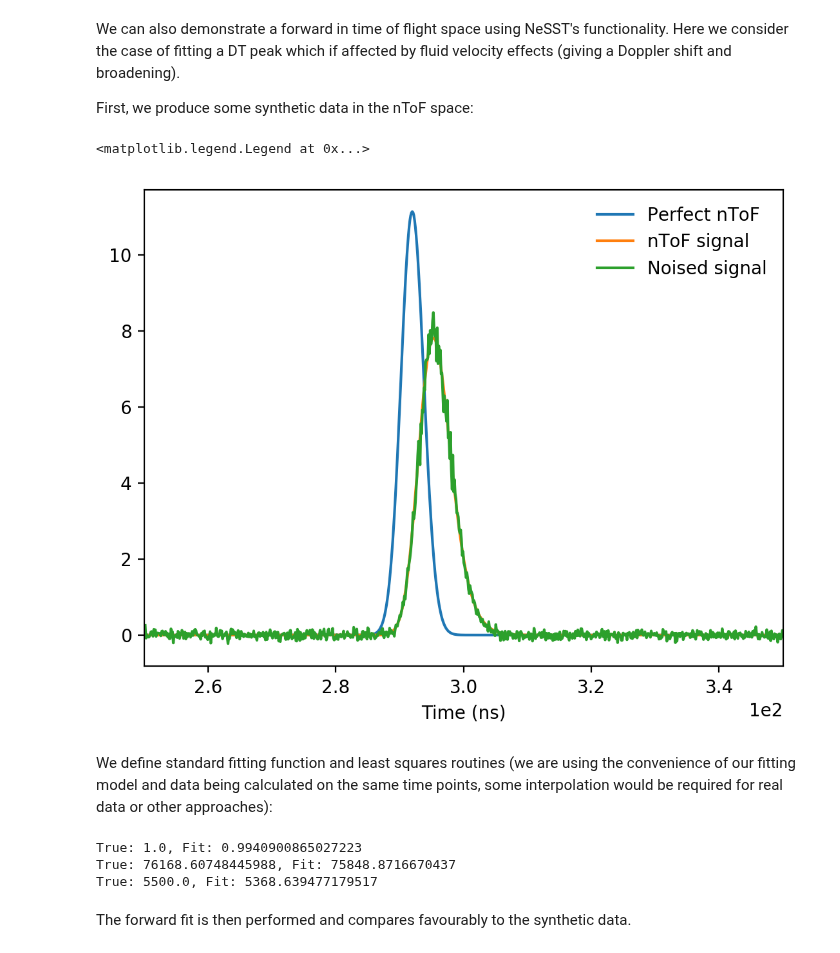
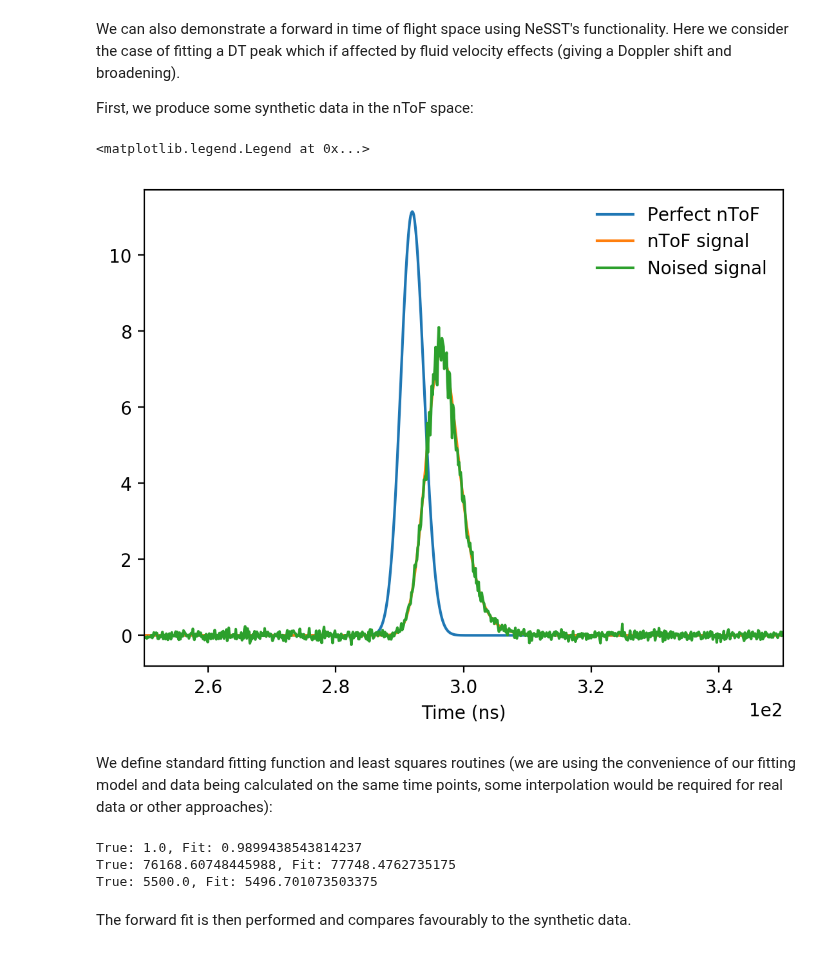
Before and after one commit to aidancrilly/NeSST, a Jupyter notebook: example/NeSST Guide.ipynb, the cells around one changed output. Cells and saved outputs as stored; diff of their text form; code cells hidden in the pictures.

Commit message:
Added T Murphy's IRFs (Decaying Gaussian)

```diff
--- a/example/NeSST Guide.ipynb
+++ b/example/NeSST Guide.ipynb
@@ -495,7 +495,7 @@ Below shows a basic usage of the NeSST time of flight class. If modelling a real
 nToF_distance = 20.0 # m
 flat_sens = nst.time_of_flight.get_unity_sensitivity()
 tophat_10cmthickscintillator = nst.time_of_flight.get_transit_time_tophat_IRF(scintillator_thickness=0.1)
-tGaussian_10cmthickscintillator = nst.time_of_flight.get_transit_time_tophat_w_tGaussian_IRF(scintillator_thickness=0.1,gaussian_FWHM=20e-9,tgaussian_peak_pos=1.5e-9)
+decayingGaussian_10cmthickscintillator = nst.time_of_flight.get_transit_time_tophat_w_decayingGaussian_IRF(scintillator_thickness=0.1,gaussian_FWHM=2.5e-9,decay_time=2e-9)
 # %%
 E_ntof = np.linspace(1.0e6,10.0e6,500)
 dNdE = DT_spec_fit.model(E_ntof,rhoL,P1,vbar,dv,fT,fD,Yn)
@@ -563,35 +563,35 @@ First, we produce some synthetic data in the nToF space:
 Tion = 5.0e3 # eV
 DTmean,_,_ = nst.DTprimspecmoments(Tion)
 # Fluid velocity mean shift
 vhs = 100.0e3 # m/s
 DTmean = nst.neutron_velocity_addition(DTmean,vhs)
 dEmean = DTmean - nst.E0_DT
 # Apparent temperature
 Tapp = 5.5e3 # eV
 _,_,DTvar = nst.DTprimspecmoments(Tapp)
 
 E_DTspec = np.linspace(12.5e6,15.5e6,200)
 
 dNdE_DT = nst.QBrysk(E_DTspec,DTmean,DTvar)
 
 plt.figure(dpi=200)
 
-synthetic_15m_nToF = nst.time_of_flight.nToF(15.0,NLO_Verbinski_sensitivity,tGaussian_10cmthickscintillator,normtime_end=10.0)
+synthetic_15m_nToF = nst.time_of_flight.nToF(15.0,NLO_Verbinski_sensitivity,decayingGaussian_10cmthickscintillator,normtime_end=10.0)
 t_det,normt_det,signal = synthetic_15m_nToF.get_signal(E_DTspec,dNdE_DT)
 _,_,perfect_signal = synthetic_15m_nToF.get_signal_no_IRF(E_DTspec,dNdE_DT)
 relative_ntof_err = 0.05
 absolute_ntof_err = 0.01*np.amax(signal)
 noised_signal = signal*np.random.normal(loc=1.0,scale=relative_ntof_err,size=signal.shape[0])+np.random.normal(scale=absolute_ntof_err,size=signal.shape[0])
 plt.plot(t_det/1e-9,perfect_signal,label='Perfect nToF')
 plt.plot(t_det/1e-9,signal,label='nToF signal')
 plt.plot(t_det/1e-9,noised_signal,label='Noised signal')
 
 plt.xlim(250,350)
 plt.xlabel("Time (ns)")
 plt.legend(frameon=False)
 # %% [output]
 <matplotlib.legend.Legend at 0x...>
-[figure, old version]
+[figure, new version]
 # %% [markdown]
 We define standard fitting function and least squares routines (we are using the convenience of our fitting model and data being calculated on the same time points, some interpolation would be required for real data or other approaches):
 # %%
@@ -636,14 +636,14 @@ bounds  = [(0.0,np.inf),(-1.0e6,1.0e6),(0.5e3,40.0e3)] # amp,mean_shift,Tapp
 soln_fit = fit_maximum_a_posterior(t_det,noised_signal,DT_peak_fit,DT_ntof_fit_range,initial,params,absolute_ntof_err,relative_ntof_err,bounds)
 
 true_values = [1.0,dEmean,Tapp]
-tolerances = [0.1,0.2e4,0.2e3]
+tolerances = [0.1,0.2e4,0.25e3]
 for i in range(len(true_values)):
     print("True: {}, Fit: {}".format(true_values[i],soln_fit.x[i]))
     assert np.isclose(true_values[i],soln_fit.x[i],atol=tolerances[i])
 # %% [output]
-True: 1.0, Fit: 0.9940900865027223
-True: 76168.60748445988, Fit: 75848.8716670437
-True: 5500.0, Fit: 5368.639477179517
+True: 1.0, Fit: 0.9899438543814237
+True: 76168.60748445988, Fit: 77748.4762735175
+True: 5500.0, Fit: 5496.701073503375
 # %% [markdown]
 The forward fit is then performed and compares favourably to the synthetic data.
 # %%
```
Also changed, not shown: parts of 5 cells of this notebook, 1 other file.
